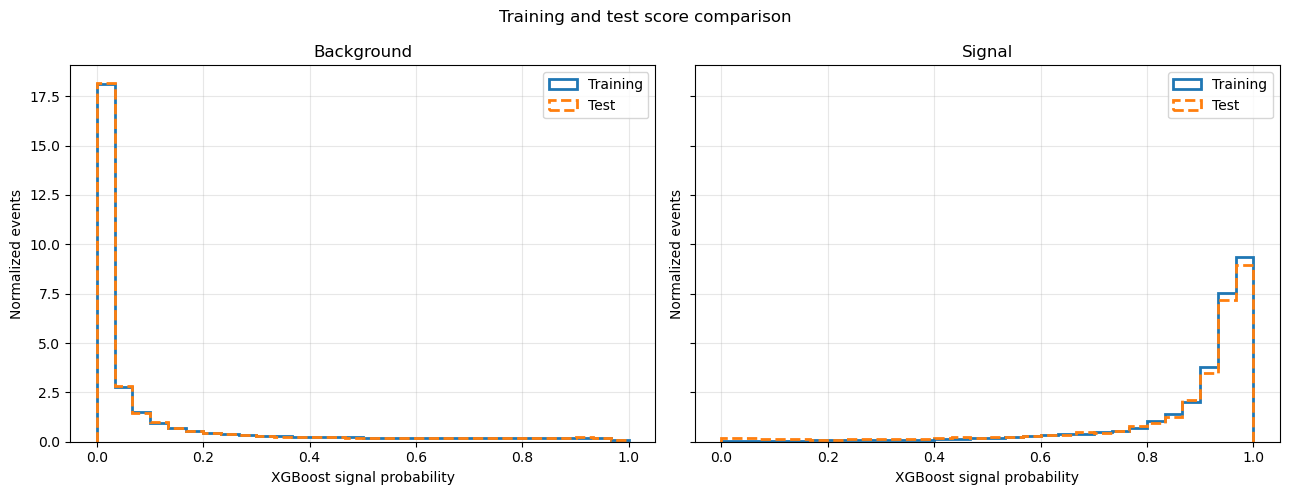
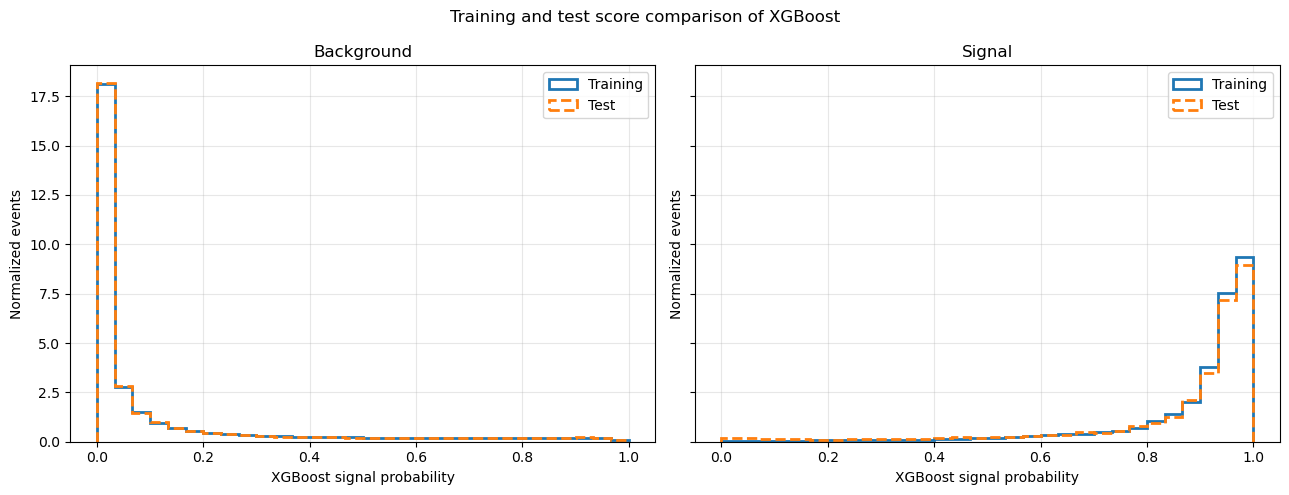
Unified diff of the notebook cell whose output changed from the first chart to the second:
--- before
+++ after
@@ -1,4 +1,8 @@
 train_scores = model.predict_proba(X_train)[:, 1]
 test_scores = model.predict_proba(X_test)[:, 1]
+
+train_scores_2 = baseline_model.predict_proba(X_train)[:, 1]
+test_scores_2 = baseline_model.predict_proba(X_test)[:, 1]
+
 
 score_bins = np.linspace(0, 1, 31)
@@ -36,5 +40,41 @@
     ax.grid(alpha=0.3)
 
-fig.suptitle("Training and test score comparison")
+fig.suptitle("Training and test score comparison of XGBoost")
 fig.tight_layout()
 plt.show()
+
+fig, axes = plt.subplots(1, 2, figsize=(13, 5), sharey=True)
+
+for ax, class_label, class_name in zip(
+    axes,
+    [0, 1],
+    ["Background", "Signal"],
+):
+    ax.hist(
+        train_scores_2[y_train.to_numpy() == class_label],
+        bins=score_bins,
+        density=True,
+        histtype="step",
+        linewidth=2,
+        label="Training",
+    )
+
+    ax.hist(
+        test_scores_2[y_test.to_numpy() == class_label],
+        bins=score_bins,
+        density=True,
+        histtype="step",
+        linewidth=2,
+        linestyle="--",
+        label="Test",
+    )
+
+    ax.set_title(class_name)
+    ax.set_xlabel("Logistic regression signal probability")
+    ax.set_ylabel("Normalized events")
+    ax.legend()
+    ax.grid(alpha=0.3)
+
+fig.suptitle("Training and test score comparison of Logistic regression")
+fig.tight_layout()
+plt.show()

Commit: New update on Higgs notebook